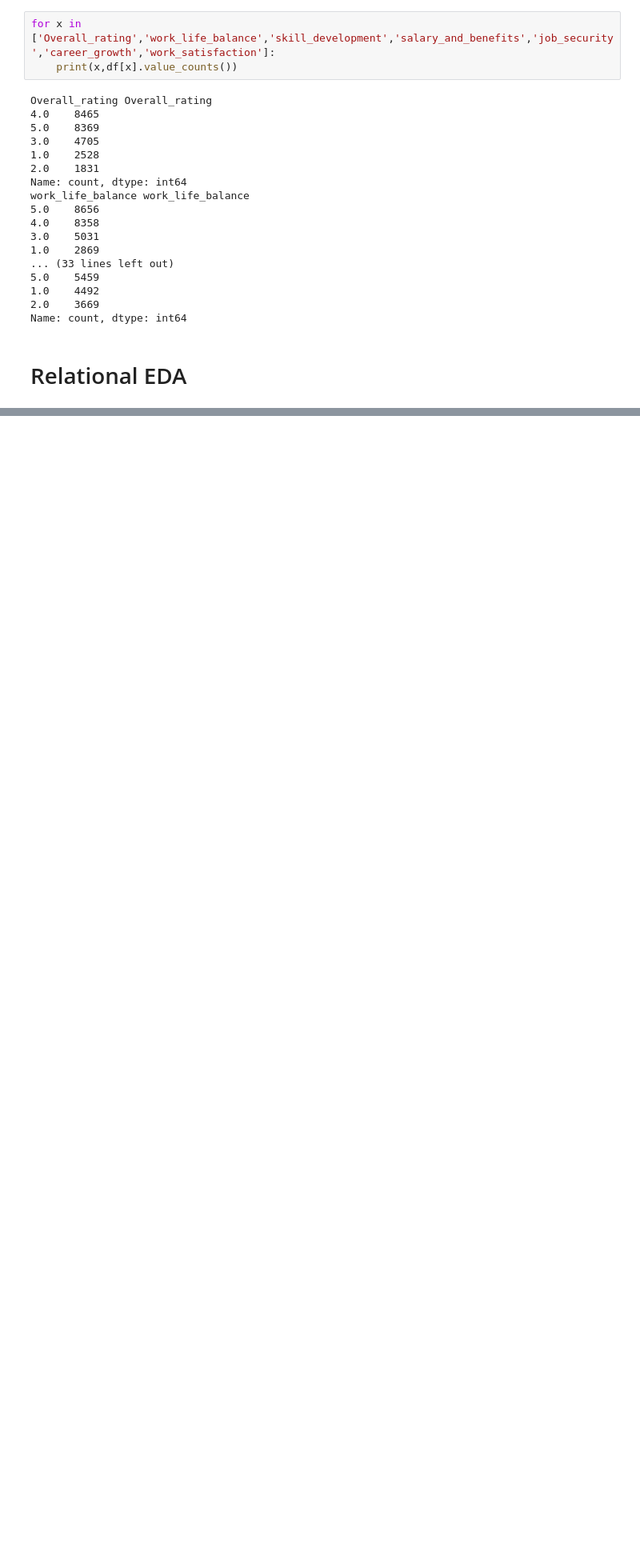
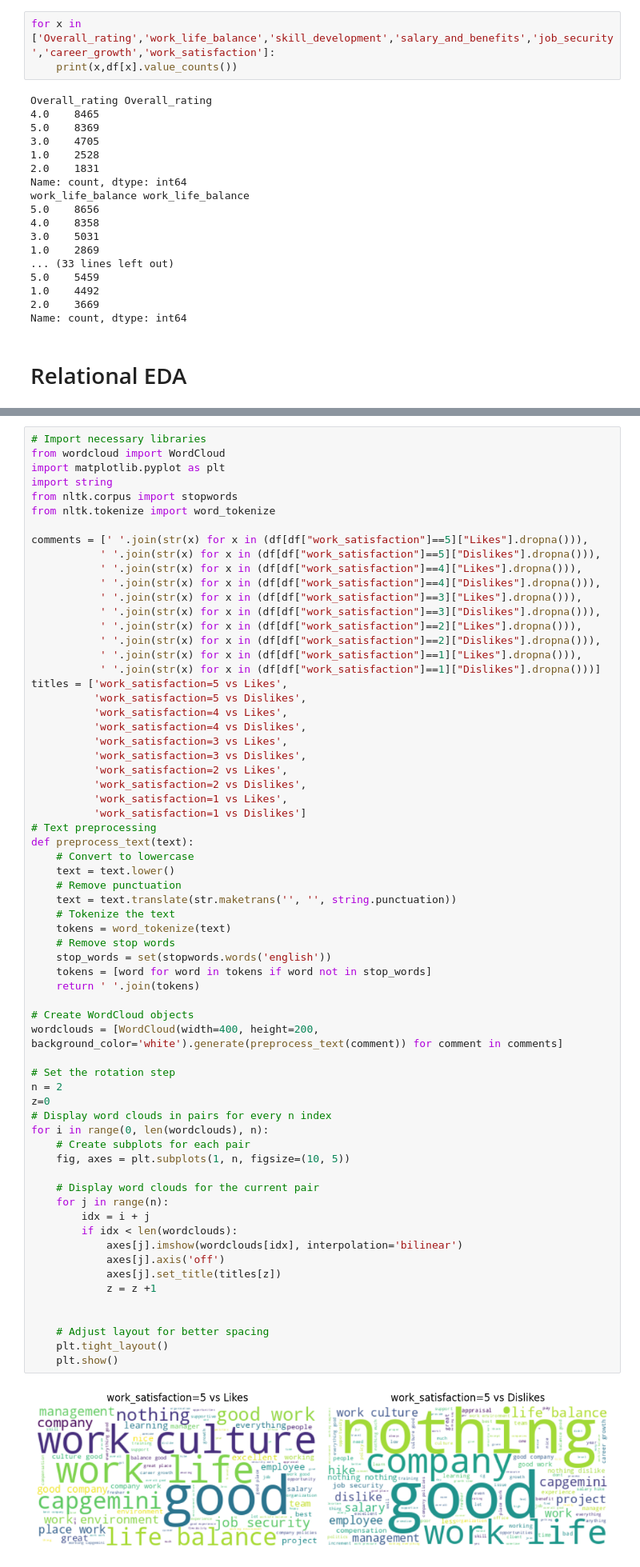
Before and after one commit to Soha85/Soha85, a Jupyter notebook: employees-satisfaction.ipynb, the cells around one changed output, grey strips where cells are left out. Shown at 80% size. Saved outputs shown, nothing was run; the diff lists cells and outputs as text; blank space fills up the shorter version.

```diff
--- a/employees-satisfaction.ipynb
+++ b/employees-satisfaction.ipynb
@@ -207,0 +158,67 @@ plot_wrd_cld(2,'Likes','Likes comments for satisfaction 2')
+# %%
+# Import necessary libraries
+from wordcloud import WordCloud
+import matplotlib.pyplot as plt
+import string
+from nltk.corpus import stopwords
+from nltk.tokenize import word_tokenize
+
+comments = [' '.join(str(x) for x in (df[df["work_satisfaction"]==5]["Likes"].dropna())),
+           ' '.join(str(x) for x in (df[df["work_satisfaction"]==5]["Dislikes"].dropna())),
+           ' '.join(str(x) for x in (df[df["work_satisfaction"]==4]["Likes"].dropna())),
+           ' '.join(str(x) for x in (df[df["work_satisfaction"]==4]["Dislikes"].dropna())),
+           ' '.join(str(x) for x in (df[df["work_satisfaction"]==3]["Likes"].dropna())),
+           ' '.join(str(x) for x in (df[df["work_satisfaction"]==3]["Dislikes"].dropna())),
+           ' '.join(str(x) for x in (df[df["work_satisfaction"]==2]["Likes"].dropna())),
+           ' '.join(str(x) for x in (df[df["work_satisfaction"]==2]["Dislikes"].dropna())),
+           ' '.join(str(x) for x in (df[df["work_satisfaction"]==1]["Likes"].dropna())),
+           ' '.join(str(x) for x in (df[df["work_satisfaction"]==1]["Dislikes"].dropna()))]
+titles = ['work_satisfaction=5 vs Likes',
+          'work_satisfaction=5 vs Dislikes',
+          'work_satisfaction=4 vs Likes',
+          'work_satisfaction=4 vs Dislikes',
+          'work_satisfaction=3 vs Likes',
+          'work_satisfaction=3 vs Dislikes',
+          'work_satisfaction=2 vs Likes',
+          'work_satisfaction=2 vs Dislikes',
+          'work_satisfaction=1 vs Likes',
+          'work_satisfaction=1 vs Dislikes']
+# Text preprocessing
+def preprocess_text(text):
+    # Convert to lowercase
+    text = text.lower()
+    # Remove punctuation
+    text = text.translate(str.maketrans('', '', string.punctuation))
+    # Tokenize the text
+    tokens = word_tokenize(text)
+    # Remove stop words
+    stop_words = set(stopwords.words('english'))
+    tokens = [word for word in tokens if word not in stop_words]
+    return ' '.join(tokens)
+
+# Create WordCloud objects
+wordclouds = [WordCloud(width=400, height=200, background_color='white').generate(preprocess_text(comment)) for comment in comments]
+
+# Set the rotation step
+n = 2
+z=0
+# Display word clouds in pairs for every n index
+for i in range(0, len(wordclouds), n):
+    # Create subplots for each pair
+    fig, axes = plt.subplots(1, n, figsize=(10, 5))
+
+    # Display word clouds for the current pair
+    for j in range(n):
+        idx = i + j
+        if idx < len(wordclouds):
+            axes[j].imshow(wordclouds[idx], interpolation='bilinear')
+            axes[j].axis('off')
+            axes[j].set_title(titles[z])
+            z = z +1
+
+
+    # Adjust layout for better spacing
+    plt.tight_layout()
+    plt.show()
+# %% [output]
+[figure, added]
```
Also changed, not shown: parts of 11 cells of this notebook.
